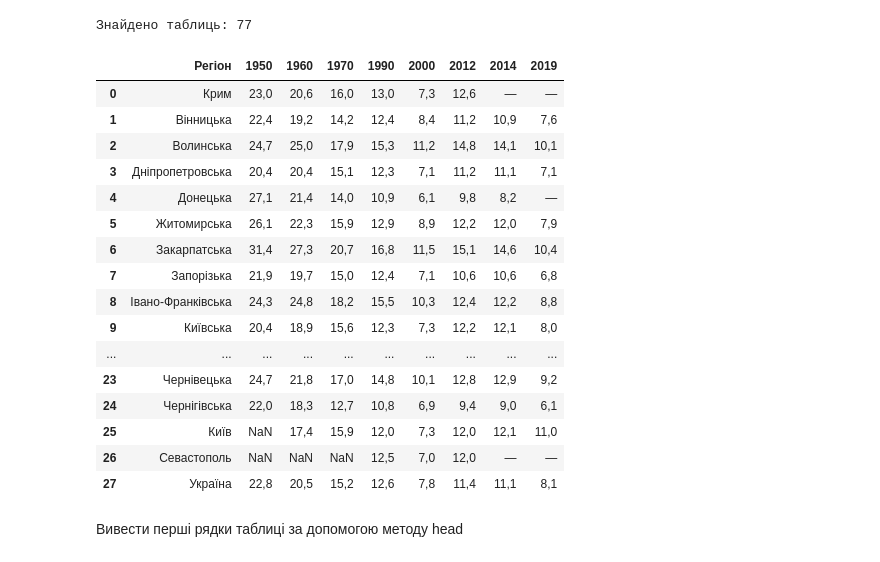
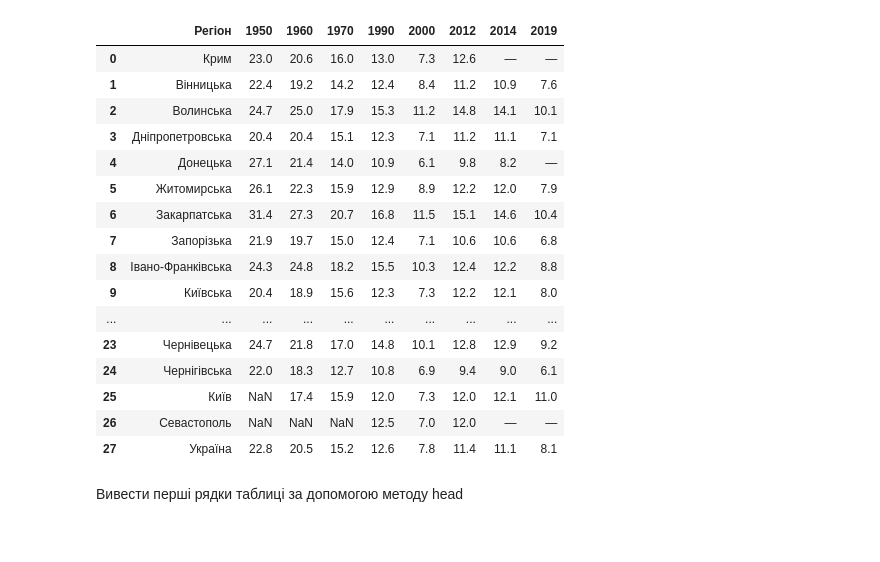
Before and after one commit to OlhaYastrebova/goit-ds-hw, a Jupyter notebook: Hw5_1.ipynb, the cells around one changed output. Drawn from its saved outputs; the diff is of its cells as text; code cells hidden in the pictures.

```diff
--- a/Hw5_1.ipynb
+++ b/Hw5_1.ipynb
@@ -5,40 +5,35 @@
 # %%
 import pandas as pd
 
 # URL сторінки з таблицями
 url = "https://uk.wikipedia.org/wiki/%D0%9D%D0%B0%D1%81%D0%B5%D0%BB%D0%B5%D0%BD%D0%BD%D1%8F_%D0%A3%D0%BA%D1%80%D0%B0%D1%97%D0%BD%D0%B8"
 
-# Читання всіх таблиць з веб-сторінки
-tables = pd.read_html(url)
+table_12 = pd.read_html(
+    url,
+    match="Коефіцієнт народжуваності в регіонах України",
+    decimal=",",
+    thousands=".",
+)[0]
 
-# Перевірка кількості знайдених таблиць
-print(f"Знайдено таблиць: {len(tables)}\n")
-
-# Виведення потрібної таблиці "Коефіцієнт народжуваності в регіонах України (1950—2019)" з індексом 12
-table_12 = tables[12]
-
-# Замінюємо коми на крапки
-table_12 = pd.read_html(url, thousands=' ')[12]
 table_12
 # %% [output]
-Знайдено таблиць: 77
 |  | Регіон | 1950 | 1960 | 1970 | 1990 | 2000 | 2012 | 2014 | 2019 |
-| 0 | Крим | 23,0 | 20,6 | 16,0 | 13,0 | 7,3 | 12,6 | — | — |
-| 1 | Вінницька | 22,4 | 19,2 | 14,2 | 12,4 | 8,4 | 11,2 | 10,9 | 7,6 |
-| 2 | Волинська | 24,7 | 25,0 | 17,9 | 15,3 | 11,2 | 14,8 | 14,1 | 10,1 |
-| 3 | Дніпропетровська | 20,4 | 20,4 | 15,1 | 12,3 | 7,1 | 11,2 | 11,1 | 7,1 |
-| 4 | Донецька | 27,1 | 21,4 | 14,0 | 10,9 | 6,1 | 9,8 | 8,2 | — |
-| 5 | Житомирська | 26,1 | 22,3 | 15,9 | 12,9 | 8,9 | 12,2 | 12,0 | 7,9 |
-| 6 | Закарпатська | 31,4 | 27,3 | 20,7 | 16,8 | 11,5 | 15,1 | 14,6 | 10,4 |
-| 7 | Запорізька | 21,9 | 19,7 | 15,0 | 12,4 | 7,1 | 10,6 | 10,6 | 6,8 |
-| 8 | Івано-Франківська | 24,3 | 24,8 | 18,2 | 15,5 | 10,3 | 12,4 | 12,2 | 8,8 |
-| 9 | Київська | 20,4 | 18,9 | 15,6 | 12,3 | 7,3 | 12,2 | 12,1 | 8,0 |
+| 0 | Крим | 23.0 | 20.6 | 16.0 | 13.0 | 7.3 | 12.6 | — | — |
+| 1 | Вінницька | 22.4 | 19.2 | 14.2 | 12.4 | 8.4 | 11.2 | 10.9 | 7.6 |
+| 2 | Волинська | 24.7 | 25.0 | 17.9 | 15.3 | 11.2 | 14.8 | 14.1 | 10.1 |
+| 3 | Дніпропетровська | 20.4 | 20.4 | 15.1 | 12.3 | 7.1 | 11.2 | 11.1 | 7.1 |
+| 4 | Донецька | 27.1 | 21.4 | 14.0 | 10.9 | 6.1 | 9.8 | 8.2 | — |
+| 5 | Житомирська | 26.1 | 22.3 | 15.9 | 12.9 | 8.9 | 12.2 | 12.0 | 7.9 |
+| 6 | Закарпатська | 31.4 | 27.3 | 20.7 | 16.8 | 11.5 | 15.1 | 14.6 | 10.4 |
+| 7 | Запорізька | 21.9 | 19.7 | 15.0 | 12.4 | 7.1 | 10.6 | 10.6 | 6.8 |
+| 8 | Івано-Франківська | 24.3 | 24.8 | 18.2 | 15.5 | 10.3 | 12.4 | 12.2 | 8.8 |
+| 9 | Київська | 20.4 | 18.9 | 15.6 | 12.3 | 7.3 | 12.2 | 12.1 | 8.0 |
 | ... | ... | ... | ... | ... | ... | ... | ... | ... | ... |
-| 23 | Чернівецька | 24,7 | 21,8 | 17,0 | 14,8 | 10,1 | 12,8 | 12,9 | 9,2 |
-| 24 | Чернігівська | 22,0 | 18,3 | 12,7 | 10,8 | 6,9 | 9,4 | 9,0 | 6,1 |
-| 25 | Київ | NaN | 17,4 | 15,9 | 12,0 | 7,3 | 12,0 | 12,1 | 11,0 |
-| 26 | Севастополь | NaN | NaN | NaN | 12,5 | 7,0 | 12,0 | — | — |
-| 27 | Україна | 22,8 | 20,5 | 15,2 | 12,6 | 7,8 | 11,4 | 11,1 | 8,1 |
+| 23 | Чернівецька | 24.7 | 21.8 | 17.0 | 14.8 | 10.1 | 12.8 | 12.9 | 9.2 |
+| 24 | Чернігівська | 22.0 | 18.3 | 12.7 | 10.8 | 6.9 | 9.4 | 9.0 | 6.1 |
+| 25 | Київ | NaN | 17.4 | 15.9 | 12.0 | 7.3 | 12.0 | 12.1 | 11.0 |
+| 26 | Севастополь | NaN | NaN | NaN | 12.5 | 7.0 | 12.0 | — | — |
+| 27 | Україна | 22.8 | 20.5 | 15.2 | 12.6 | 7.8 | 11.4 | 11.1 | 8.1 |
 # %% [markdown]
 Вивести перші рядки таблиці за допомогою методу head
 # %%
```
Also changed, not shown: parts of 3 cells of this notebook.
